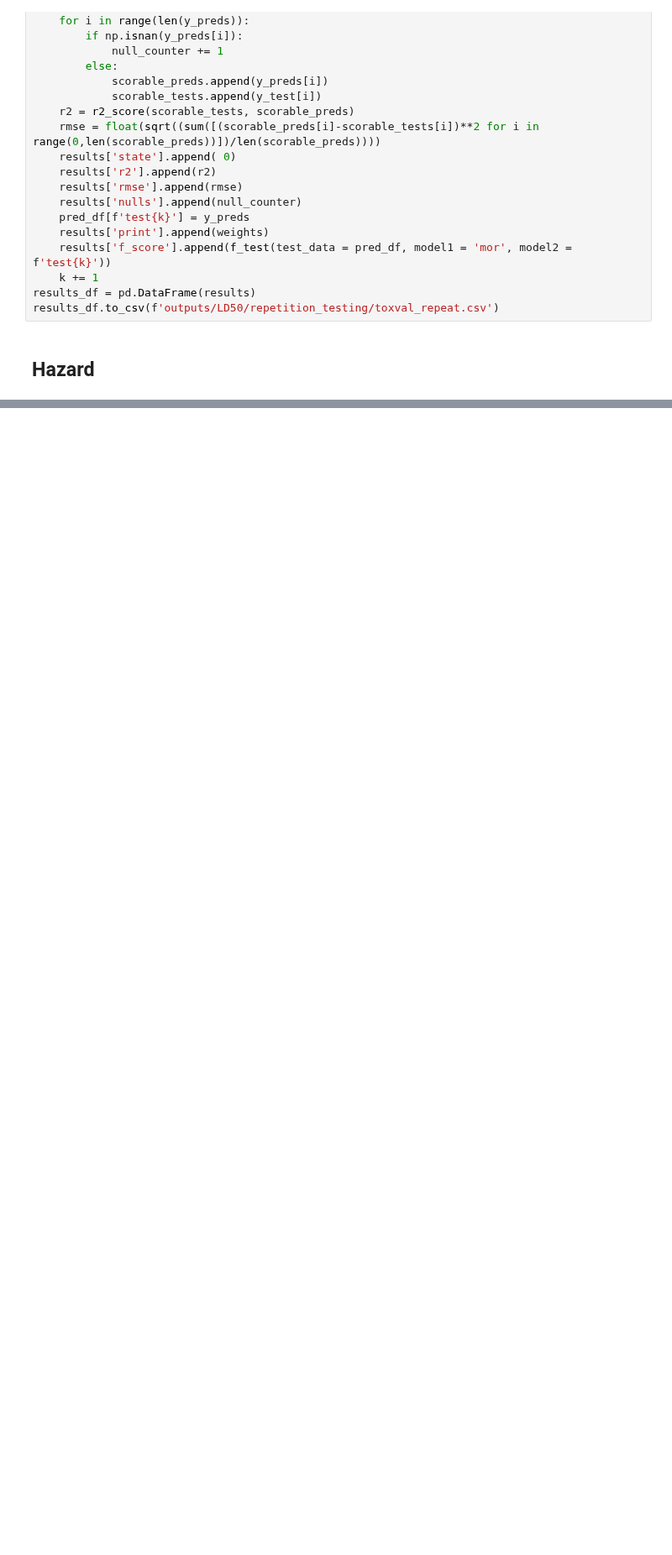
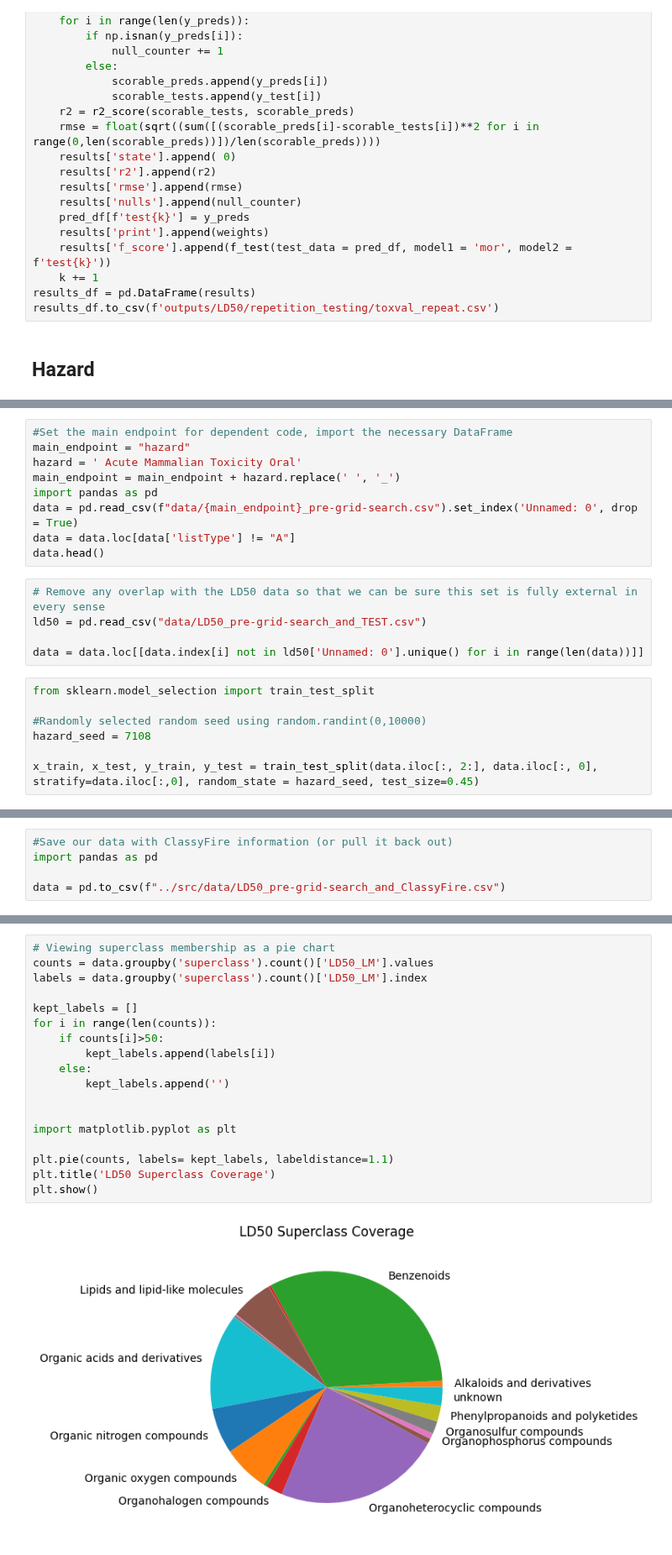
Before and after one commit to patlewig/genra-hybrid, a Jupyter notebook: notebooks/manuscript_companion.ipynb, the cells around one changed output, grey strips where cells are left out. Shown at 84% size. Cells and saved outputs as stored; diff of their text form; blank space fills up the shorter version.

Commit message:
ClassyFire and Fingerprint Overlap (m_c)

```diff
--- a/notebooks/manuscript_companion.ipynb
+++ b/notebooks/manuscript_companion.ipynb
@@ -1372,0 +1269,21 @@ results_df.to_csv(f'outputs/LD50/repetition_testing/hazard_repeat.csv')
+# %%
+#Set the main endpoint for dependent code, import the necessary DataFrame
+main_endpoint = "hazard"
+hazard = ' Acute Mammalian Toxicity Oral'
+main_endpoint = main_endpoint + hazard.replace(' ', '_')
+import pandas as pd
+data = pd.read_csv(f"data/{main_endpoint}_pre-grid-search.csv").set_index('Unnamed: 0', drop = True)
+data = data.loc[data['listType'] != "A"]
+data.head()
+# %%
+# Remove any overlap with the LD50 data so that we can be sure this set is fully external in every sense
+ld50 = pd.read_csv("data/LD50_pre-grid-search_and_TEST.csv")
+
+data = data.loc[[data.index[i] not in ld50['Unnamed: 0'].unique() for i in range(len(data))]]
+# %%
+from sklearn.model_selection import train_test_split
+
+#Randomly selected random seed using random.randint(0,10000)
+hazard_seed = 7108
+
+x_train, x_test, y_train, y_test = train_test_split(data.iloc[:, 2:], data.iloc[:, 0], stratify=data.iloc[:,0], random_state = hazard_seed, test_size=0.45)
@@ -1372,0 +1437,5 @@ results_df.to_csv(f'outputs/LD50/repetition_testing/hazard_repeat.csv')
+# %%
+#Save our data with ClassyFire information (or pull it back out)
+import pandas as pd
+
+data = pd.to_csv(f"../src/data/LD50_pre-grid-search_and_ClassyFire.csv")
@@ -1372,0 +1532,20 @@ results_df.to_csv(f'outputs/LD50/repetition_testing/hazard_repeat.csv')
+# %%
+# Viewing superclass membership as a pie chart
+counts = data.groupby('superclass').count()['LD50_LM'].values
+labels = data.groupby('superclass').count()['LD50_LM'].index
+
+kept_labels = []
+for i in range(len(counts)):
+    if counts[i]>50:
+        kept_labels.append(labels[i])
+    else:
+        kept_labels.append('')
+
+
+import matplotlib.pyplot as plt
+
+plt.pie(counts, labels= kept_labels, labeldistance=1.1)
+plt.title('LD50 Superclass Coverage')
+plt.show()
+# %% [output]
+[figure, added]
```
Also changed, not shown: parts of 70 cells of this notebook.
